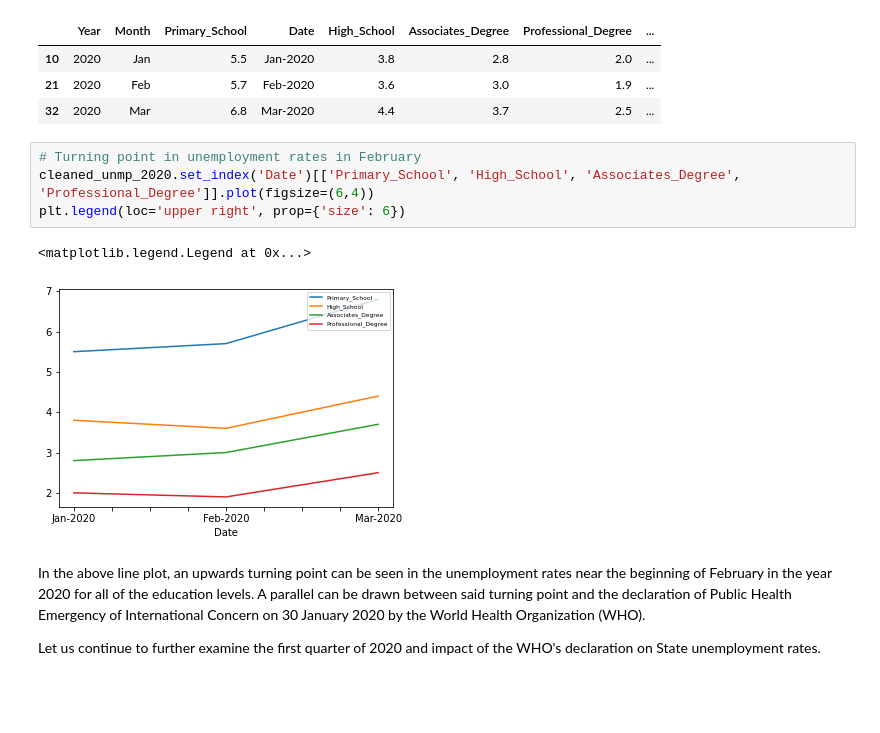
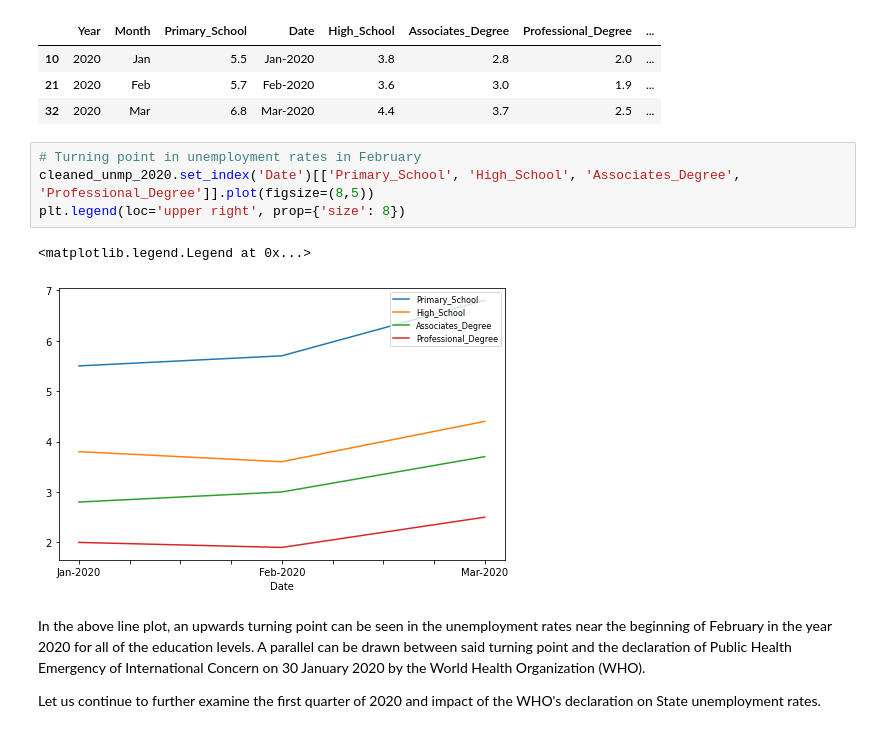
Before and after one commit to ibrahimabubaker/Job_Market_Analysis, a Jupyter notebook: index.ipynb, the cells around one changed output. Drawn from its saved outputs; the diff is of its cells as text; blank space fills up the shorter version.

Commit message:
resizing lien plot legend

```diff
--- a/index.ipynb
+++ b/index.ipynb
@@ -105,11 +105,11 @@ cleaned_unmp_2020.head()
 | 32 | 2020 | Mar | 6.8 | Mar-2020 | 4.4 | 3.7 | 2.5 | ... |
 # %%
 # Turning point in unemployment rates in February
-cleaned_unmp_2020.set_index('Date')[['Primary_School', 'High_School', 'Associates_Degree', 'Professional_Degree']].plot(figsize=(6,4))
-plt.legend(loc='upper right', prop={'size': 6})
+cleaned_unmp_2020.set_index('Date')[['Primary_School', 'High_School', 'Associates_Degree', 'Professional_Degree']].plot(figsize=(8,5))
+plt.legend(loc='upper right', prop={'size': 8})
 # %% [output]
 <matplotlib.legend.Legend at 0x...>
-[figure, old version]
+[figure, new version]
 # %% [markdown]
 In the above line plot, an upwards turning point can be seen in the unemployment rates near the beginning of February in the year 2020 for all of the education levels. A parallel can be drawn between said turning point and the declaration of Public Health Emergency of International Concern on 30 January 2020 by the World Health Organization (WHO).
 
```
